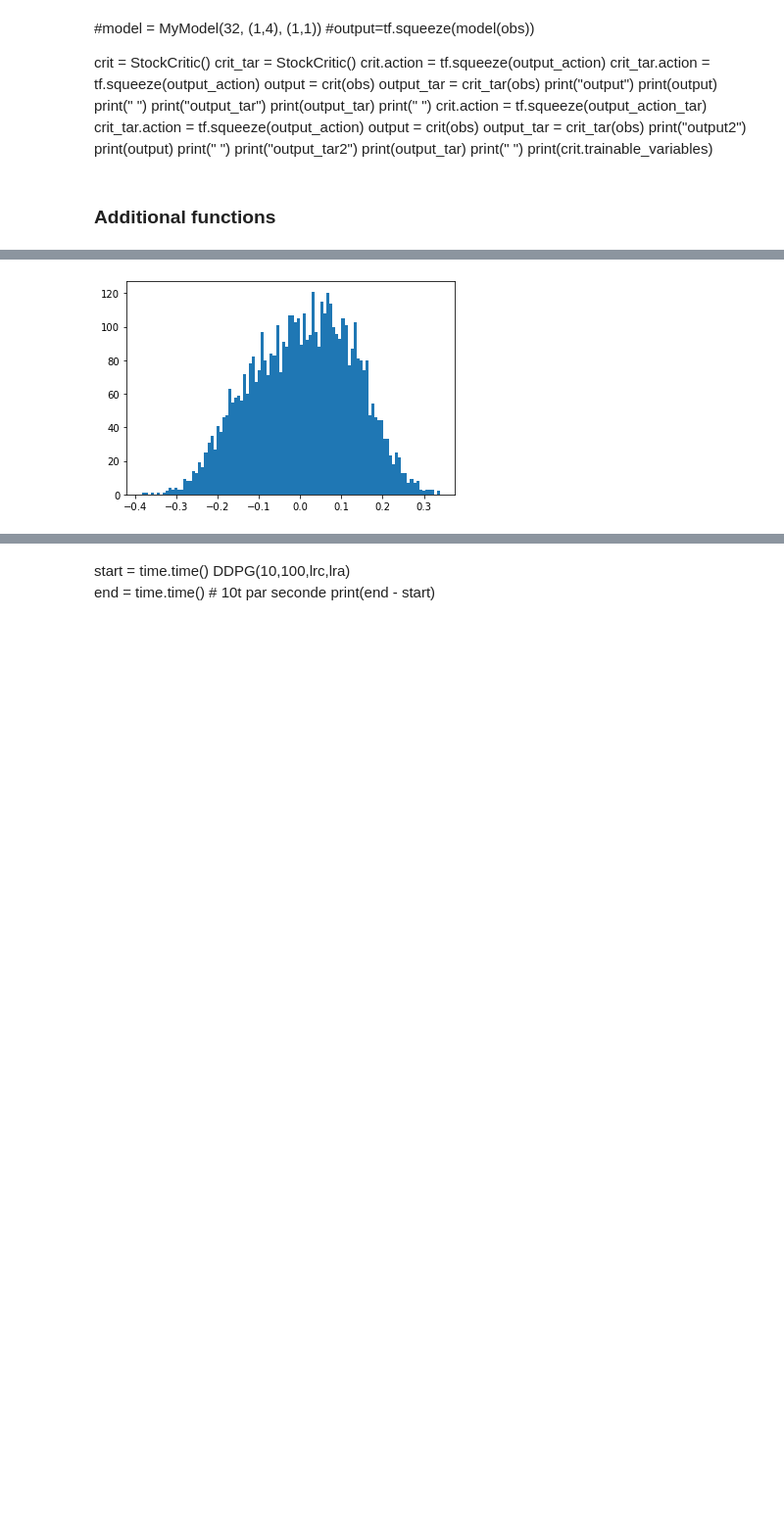
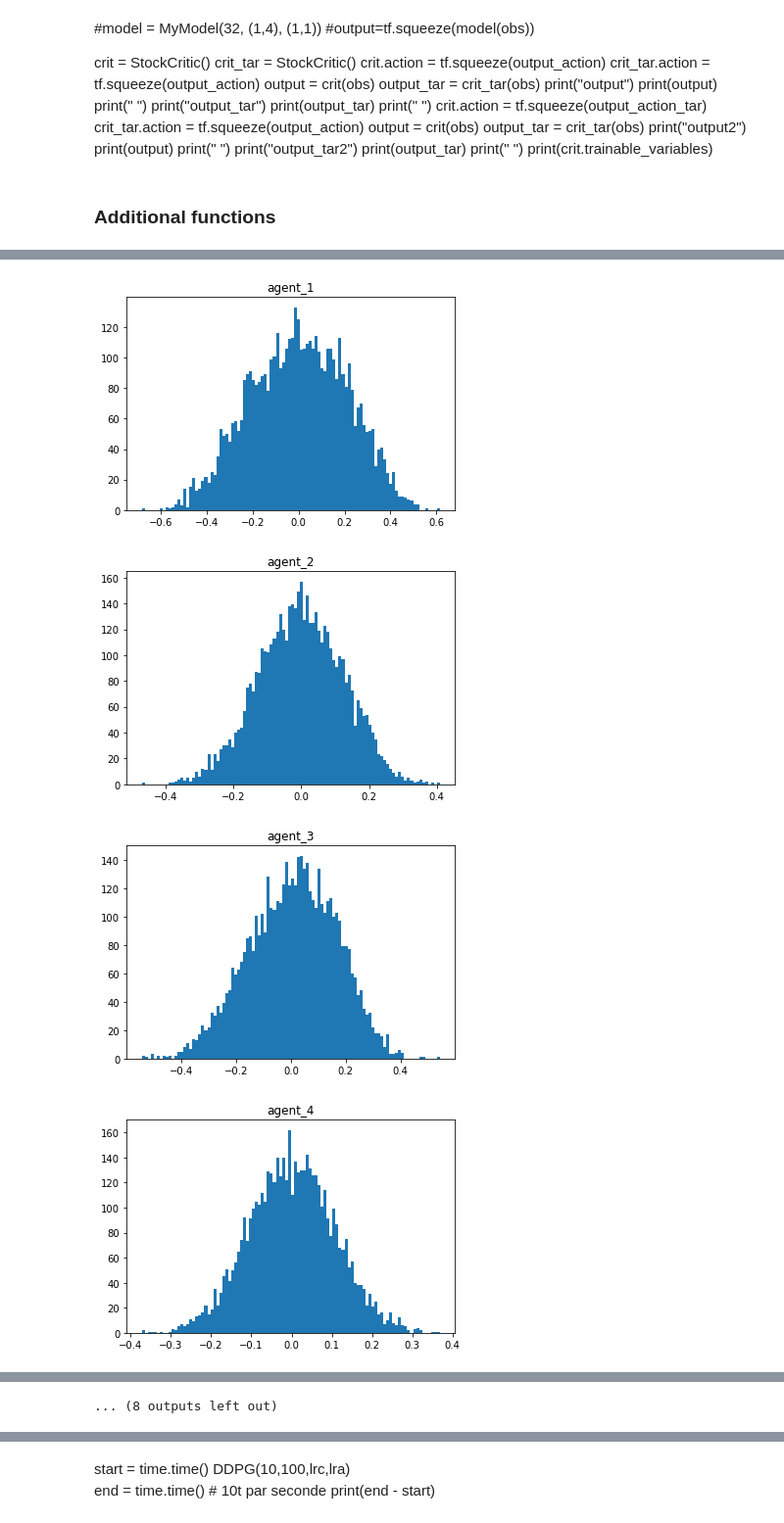
Before and after one commit to AceZz/P3A-Deep-Reinforcement-Learning, a Jupyter notebook: Stock-Trading-Environment/maintest.ipynb, the cells around one changed output, grey strips where cells are left out. Shown at 98% size. Drawn from its saved outputs; the diff is of its cells as text; code cells hidden in the pictures; blank space fills up the shorter version.

```diff
--- a/Stock-Trading-Environment/maintest.ipynb
+++ b/Stock-Trading-Environment/maintest.ipynb
@@ -238,5 +446,13 @@ plt.show()
-# %%
-plt.hist(table_actions_explored, bins = 100)
-plt.show()
-# %% [output]
-[figure, removed]
+# %%
+count=1
+for ta in table_actions_explored:
+    plt.hist(ta, bins = 100)
+    plt.title("agent_{}".format(count))
+    #plt.savefig("C:/Users/Thomas/Documents/3A/projet DPRL/ac2.0_M50_T100_tau(1e-2)_lrc(1e-1)_lrea(1e-3)_alpha=1_sigma=0.2/agent_{}_action_explored_train.png".format(count))
+    plt.show()
+    count+=1
+# %% [output]
+[figure, added]
+[figure, added]
+[figure, added]
+[figure, added]
@@ -243 +467,2 @@ plt.show()
+... (8 outputs left out)
 # %%
```
Also changed, not shown: parts of 14 cells of this notebook, 7 other files.
